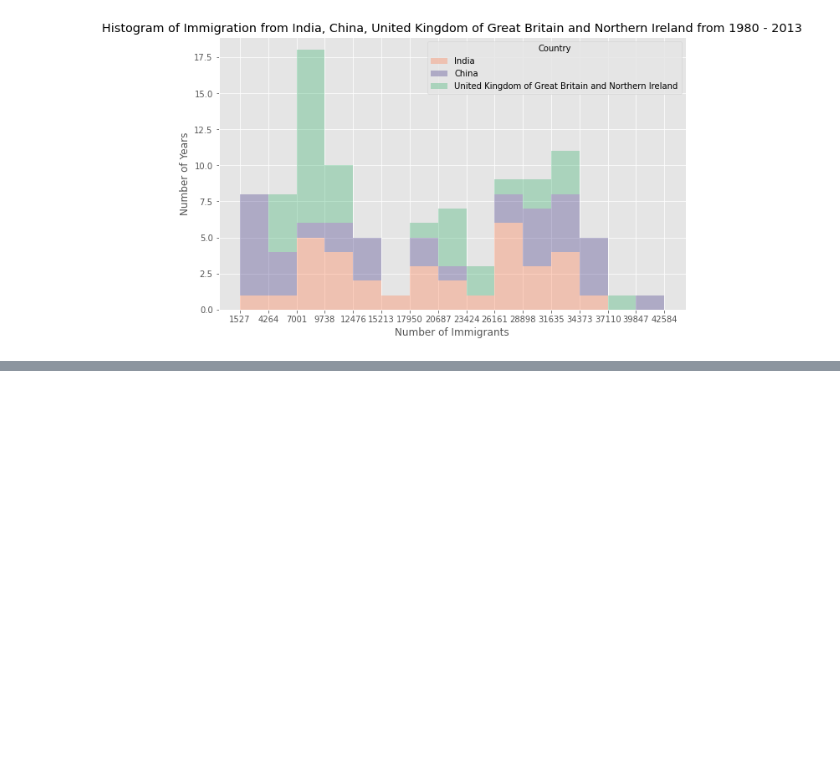
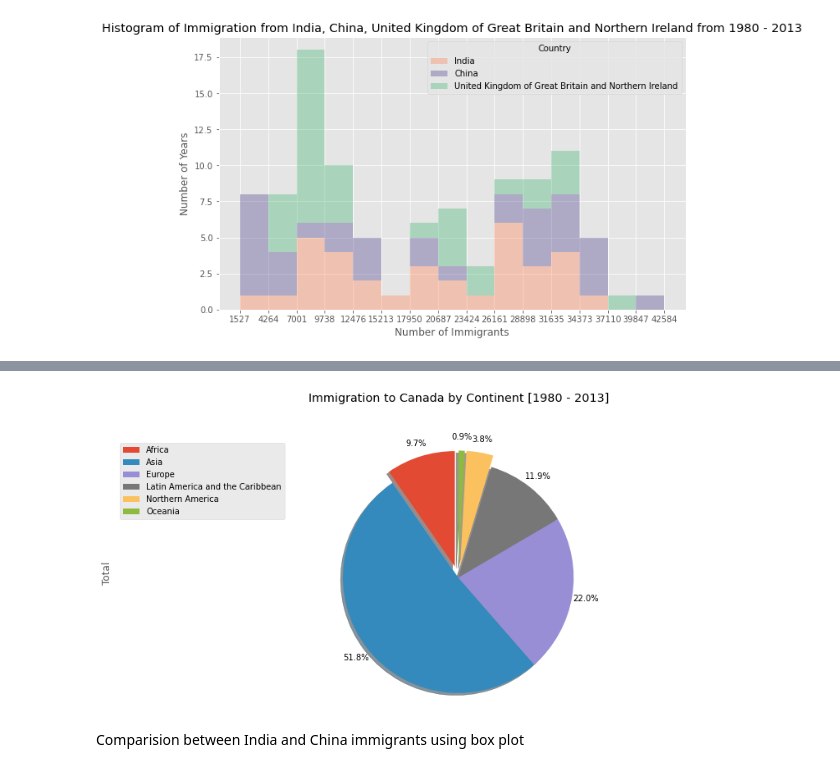
Before and after one commit to Singhshashank16/Data_Analysis_Projects, a Jupyter notebook: Immigrants to canada from 1980-2013.ipynb, the cells around one changed output, grey strips where cells are left out. Drawn from its saved outputs; the diff is of its cells as text; code cells hidden in the pictures; blank space fills up the shorter version.

Commit message:
Immigrants to canada from 1980-2013
add updated project

```diff
--- a/Immigrants to canada from 1980-2013.ipynb
+++ b/Immigrants to canada from 1980-2013.ipynb
@@ -151,0 +149,9 @@ plt.show()
+# %%
+# group countries by continents and apply sum() function
+df_continents = df_can.groupby('Continent', axis=0).sum()
+
+# note: the output of the groupby method is a `groupby' object.
+# we can not use it further until we apply a function (eg .sum())
+print(type(df_can.groupby('Continent', axis=0)))
+
+df_continents.head()
@@ -151,0 +168,26 @@ plt.show()
+# %%
+explode_list = [0.1, 0, 0, 0, 0.1, 0.1] # ratio for each continent with which to offset each wedge.
+
+df_continents['Total'].plot(kind='pie',
+                            figsize=(15, 6),
+                            autopct='%1.1f%%',
+                            startangle=90,
+                            shadow=True,
+                            labels=None,         # turn off labels on pie chart
+                            pctdistance=1.12,    # the ratio between the center of each pie slice and the start of the text generated by autopct
+                            explode=explode_list # 'explode' lowest 3 continents
+                            )
+
+# scale the title up by 12% to match pctdistance
+plt.title('Immigration to Canada by Continent [1980 - 2013]', y=1.12)
+
+plt.axis('equal')
+
+# add legend
+plt.legend(labels=df_continents.index, loc='upper left')
+
+plt.show()
+# %% [output]
+[figure, added]
+# %% [markdown]
+Comparision between India and China immigrants using box plot
```
Also changed, not shown: parts of 14 cells of this notebook.
